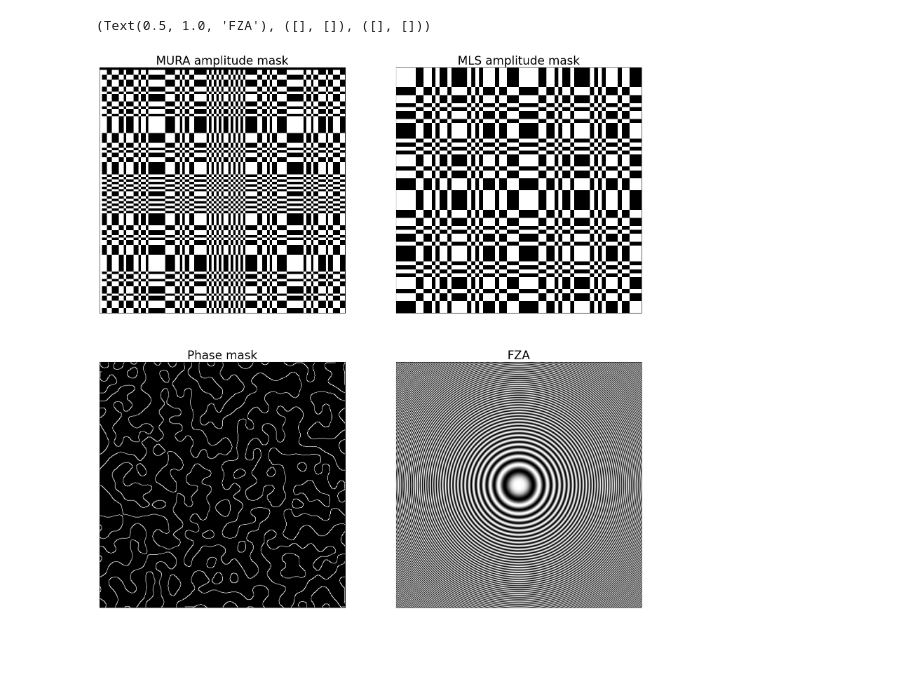
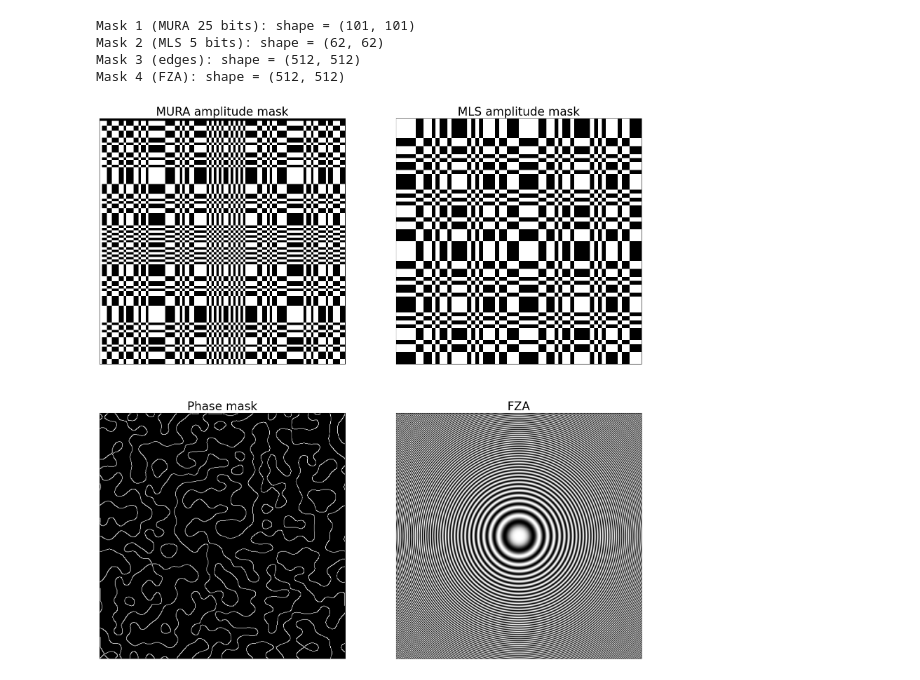
Before and after one commit to LCAV/LenslessPiCam, a Jupyter notebook: masks/class/mask_class.ipynb, the cells around one changed output. Saved outputs shown, nothing was run; the diff lists cells and outputs as text; code cells hidden in the pictures; blank space fills up the shorter version.

Commit message:
print shapes

```diff
--- a/masks/class/mask_class.ipynb
+++ b/masks/class/mask_class.ipynb
@@ -22,6 +22,9 @@ class Mask():
         self.sensor_size_m = sensor_size_m
         self.feature_size = feature_size
         self.distance_sensor = distance_sensor
+
+    def shape(self):
+        return self.mask.shape
 
 
 
@@ -108,24 +111,31 @@ class FZA_Mask(Mask):
 # %%
 #px_size = 1.55e-06
 
 mask1 = FlatCam_Mask(None, None, None, None, 'MURA', n_bits=25)
+print(f'Mask 1 (MURA 25 bits): shape = {mask1.shape()}')
 mask2 = FlatCam_Mask(None, None, None, None, 'MLS', n_bits=5)
+print(f'Mask 2 (MLS 5 bits): shape = {mask2.shape()}')
 mask3 = PhlatCam_Mask((512, 512), None, None, None, (16,16))
+print(f'Mask 3 (edges): shape = {mask3.shape()}')
 mask4 = FZA_Mask((512, 512), None, None, None, 30)
+print(f'Mask 4 (FZA): shape = {mask4.shape()}')
 
 plt.figure(figsize=(20,20))
 plt.subplot(221)
 plt.imshow(mask1.mask, cmap='gray')
 plt.title('MURA amplitude mask'), plt.xticks([]), plt.yticks([])
 plt.subplot(222)
 plt.imshow(mask2.mask, cmap='gray')
 plt.title('MLS amplitude mask'), plt.xticks([]), plt.yticks([])
 plt.subplot(223)
 plt.imshow(mask3.mask, cmap='gray')
 plt.title('Phase mask'), plt.xticks([]), plt.yticks([])
 plt.subplot(224)
 plt.imshow(mask4.mask, cmap='gray')
-plt.title('FZA'), plt.xticks([]), plt.yticks([])
+_ = plt.title('FZA'), plt.xticks([]), plt.yticks([])
 # %% [output]
-(Text(0.5, 1.0, 'FZA'), ([], []), ([], []))
+Mask 1 (MURA 25 bits): shape = (101, 101)
+Mask 2 (MLS 5 bits): shape = (62, 62)
+Mask 3 (edges): shape = (512, 512)
+Mask 4 (FZA): shape = (512, 512)
-[figure, old version]
+[figure, new version]
```
